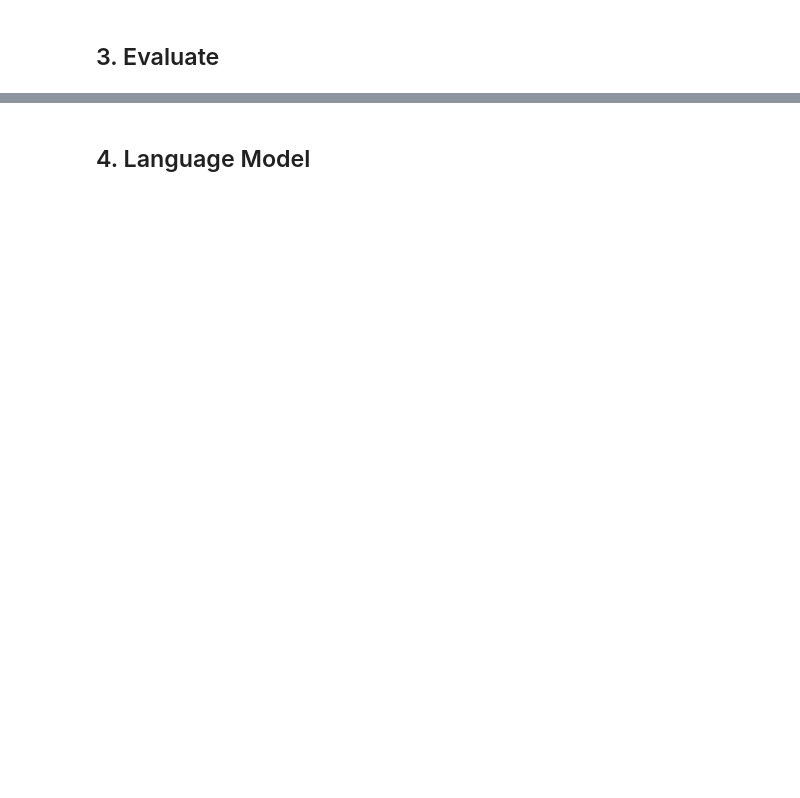
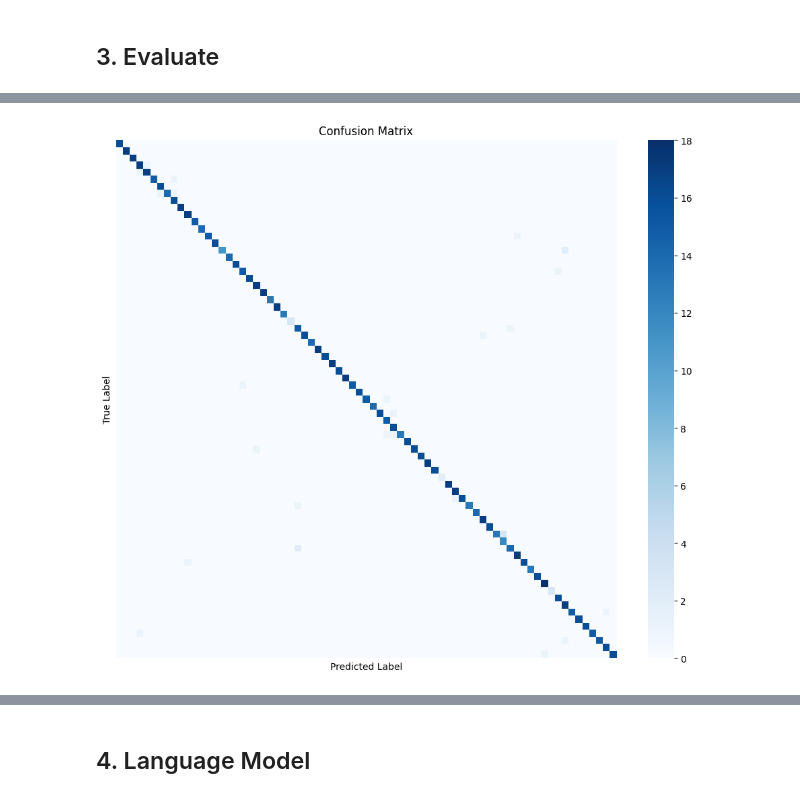
Before and after one commit to dayitachaudhuri/E9205-ASCA-on-Keystrokes-uisng-Deep-Learning-and-Language-Models, a Jupyter notebook: training_test.ipynb, the cells around one changed output, grey strips where cells are left out. Cells and saved outputs as stored; diff of their text form; code cells hidden in the pictures; blank space fills up the shorter version.

```diff
--- a/training_test.ipynb
+++ b/training_test.ipynb
@@ -28,3 +211,3 @@ print(f"Using device: {device}")
 # %%
-dataset = AudioKeystrokeDataset(DATASET_PATH, full_dataset=True)
+dataset = AudioKeystrokeDataset('data/ProcessedWithImage/', full_dataset=True)
 print(f"Dataset contains {len(dataset)} keystroke samples.")
@@ -35,11 +220,11 @@ with open("data/device2idx.json", "w") as f:
     json.dump(dataset.device2idx, f)
 # %%
 from sklearn.model_selection import StratifiedShuffleSplit
-from torch.utils.data import Subset
+from torch.utils.data import Subset, DataLoader
 import numpy as np
 
 # Step 1: Get labels per sample
-all_labels = [dataset.label2idx[label] for _, label, _ in dataset.samples]
+all_labels = [dataset.label2idx[label] for _, label, _ in dataset.files_and_labels]
 all_labels = np.array(all_labels)
 
 # Step 2: First stratified split (train vs val+test)
@@ -60,6 +245,7 @@ print(f"Training dataset size: {len(train_dataset)}")
 print(f"Validation dataset size: {len(val_dataset)}")
 print(f"Testing dataset size: {len(test_dataset)}")
 
-train_loader = DataLoader(train_dataset, batch_size=32, num_workers=4, shuffle=True)
-val_loader = DataLoader(val_dataset, batch_size=32,num_workers=4, shuffle=False)
+# Step 5: DataLoader creation
+train_loader = DataLoader(dataset, batch_size=32, num_workers=4, shuffle=True)
+val_loader = DataLoader(val_dataset, batch_size=32, num_workers=4, shuffle=False)
 test_loader = DataLoader(test_dataset, batch_size=32, num_workers=4, shuffle=False)
@@ -111,38 +559,40 @@ all_predictions = []
 
 # Disable gradient calculations for inference
 with torch.no_grad():
-    for data, targets in test_loader:
-        data, targets = data.to(device), targets.to(device)
+    for data, targets, devices in test_loader:
+        data, targets, devices = data.to(device), targets.to(device), devices.to(device)
 
         # Ensure correct input dimensions
         if len(data.shape) == 3:
             data = data.unsqueeze(1)
 
         # Forward pass
         outputs = model(data)
         _, predicted = torch.max(outputs, 1)
 
         # Store results
         all_targets.extend(targets.cpu().numpy())
         all_predictions.extend(predicted.cpu().numpy())
 
 # Convert lists to numpy arrays
 all_targets = np.array(all_targets)
 all_predictions = np.array(all_predictions)
 
 # Get unique class labels
 class_labels = np.unique(all_targets)
 
 # Compute confusion matrix
 cm = confusion_matrix(all_targets, all_predictions, labels=class_labels)
 
 # Plot confusion matrix
 plt.figure(figsize=(12, 10))
 sns.heatmap(cm, annot=False, fmt="d", cmap="Blues", xticklabels=class_labels, yticklabels=class_labels)
 plt.xlabel("Predicted Label")
 plt.ylabel("True Label")
 plt.title("Confusion Matrix")
 # Remove x and y axis ticks completely
 plt.xticks([])
 plt.yticks([])
 plt.show()
+# %% [output]
+[figure, added]
```
Also changed, not shown: parts of 30 cells of this notebook, 11 other files.
